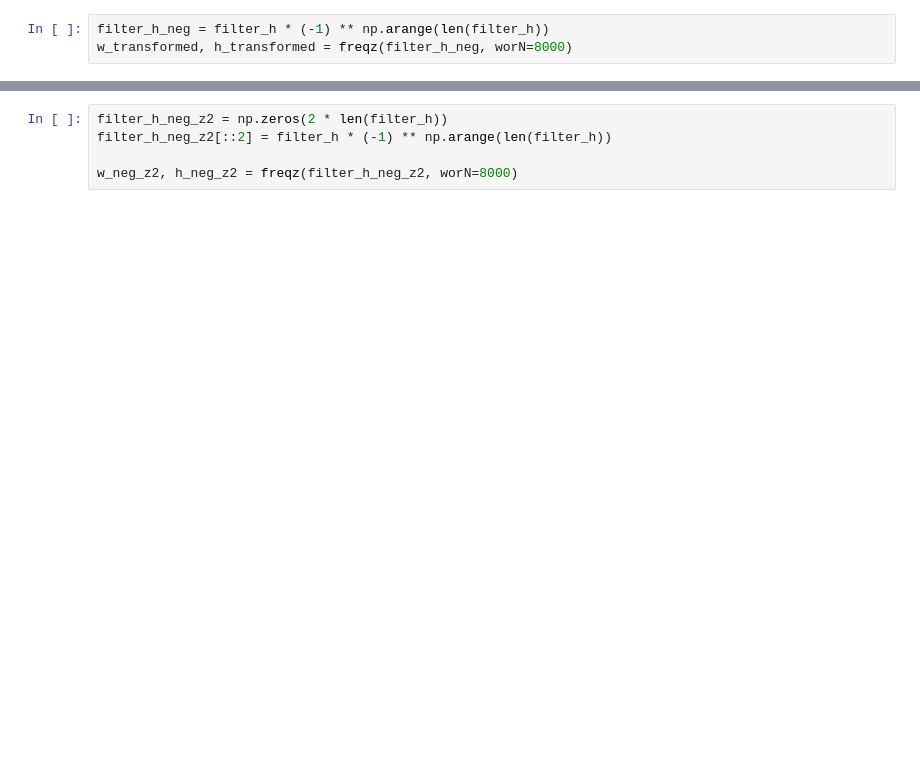
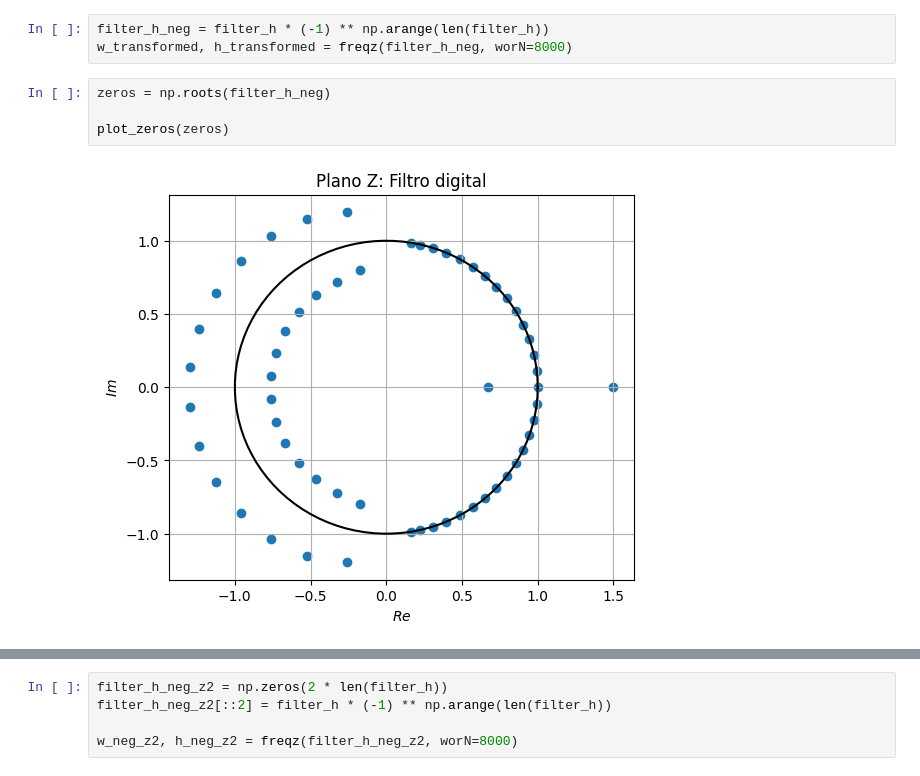
Before and after one commit to IvonLuiz/FIR_Filter_WindowMethod, a Jupyter notebook: notebook/FIR.ipynb, the cells around one changed output, grey strips where cells are left out. Drawn from its saved outputs; the diff is of its cells as text; blank space fills up the shorter version.

```diff
--- a/notebook/FIR.ipynb
+++ b/notebook/FIR.ipynb
@@ -463,4 +456,10 @@ A transformação em questão corresponde a um filtro passa-altas quando $\alpha
 # %%
 filter_h_neg = filter_h * (-1) ** np.arange(len(filter_h))
 w_transformed, h_transformed = freqz(filter_h_neg, worN=8000)
+# %%
+zeros = np.roots(filter_h_neg)
+
+plot_zeros(zeros)
+# %% [output]
+[figure, added]
 # %%
```
Also changed, not shown: parts of 33 cells of this notebook, 1 other file.
